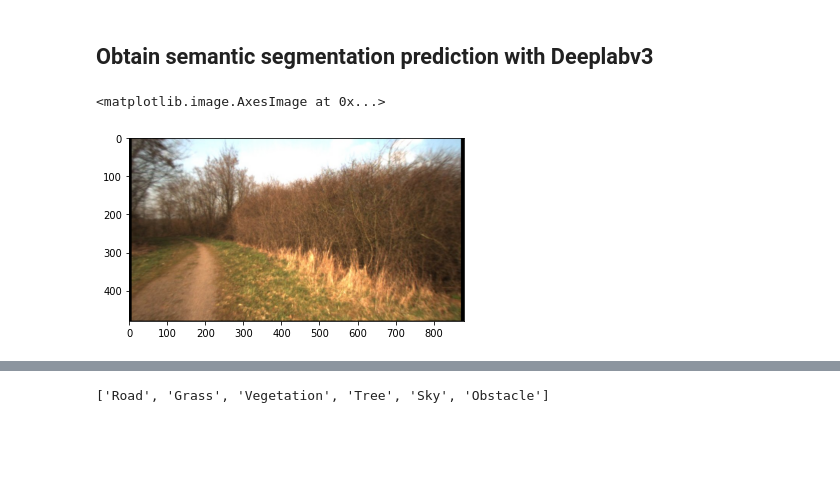
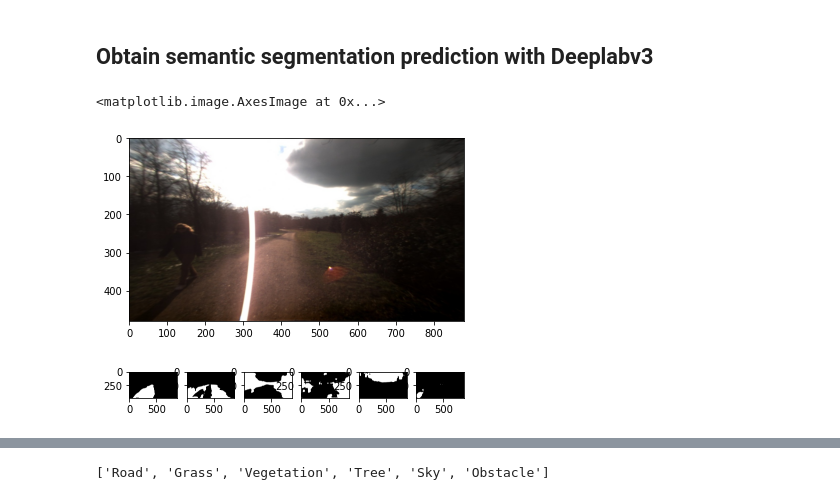
Before and after one commit to Andrewwango/vegetation-segmentation, a Jupyter notebook: vegetation-segmentation/analysis.ipynb, the cells around one changed output, grey strips where cells are left out. Saved outputs shown, nothing was run; the diff lists cells and outputs as text; code cells hidden in the pictures; blank space fills up the shorter version.

```diff
--- a/vegetation-segmentation/analysis.ipynb
+++ b/vegetation-segmentation/analysis.ipynb
@@ -17,11 +21,10 @@ df.plot(x='epoch',figsize=(15,8))
 # %%
-fd_train = FreiburgDataset("data/freiburg/train")
 fd_val = FreiburgDataset("data/freiburg/val")
-fd_test = FreiburgTestDataset("data/idsia/test")
-batch_size=1
 val_dataloader = torch.utils.data.DataLoader(fd_val, batch_size=batch_size, shuffle=True, collate_fn=cf)
-test_dataloader = torch.utils.data.DataLoader(fd_test, batch_size=batch_size, shuffle=True)
 val_img, val_mask = next(iter(val_dataloader))
+
+fd_test = FreiburgTestDataset("data/freiburg/test")
+test_dataloader = torch.utils.data.DataLoader(fd_test, batch_size=batch_size, shuffle=False)
 test_img = next(iter(test_dataloader))
 # %% [markdown]
 ## Obtain semantic segmentation prediction with Deeplabv3
@@ -43,8 +46,14 @@ test_img = dn(test_img)[0].transpose(1,2,0)
 # %%
-plt.imshow(val_img)
+plt.imshow(test_img)
 # %% [output]
 <matplotlib.image.AxesImage at 0x...>
-[figure, old version]
+[figure, new version]
+# %%
+fig,axs=plt.subplots(1,6)
+for i in range(6):
+    axs[i].imshow(nut(test_mask_pred[i]), cmap='gray')
+# %% [output]
+[figure, added]
 # %%
 fig,axs=plt.subplots(6,2)
 for i in range(6):
```
Also changed, not shown: parts of 11 cells of this notebook, 1 other file.
